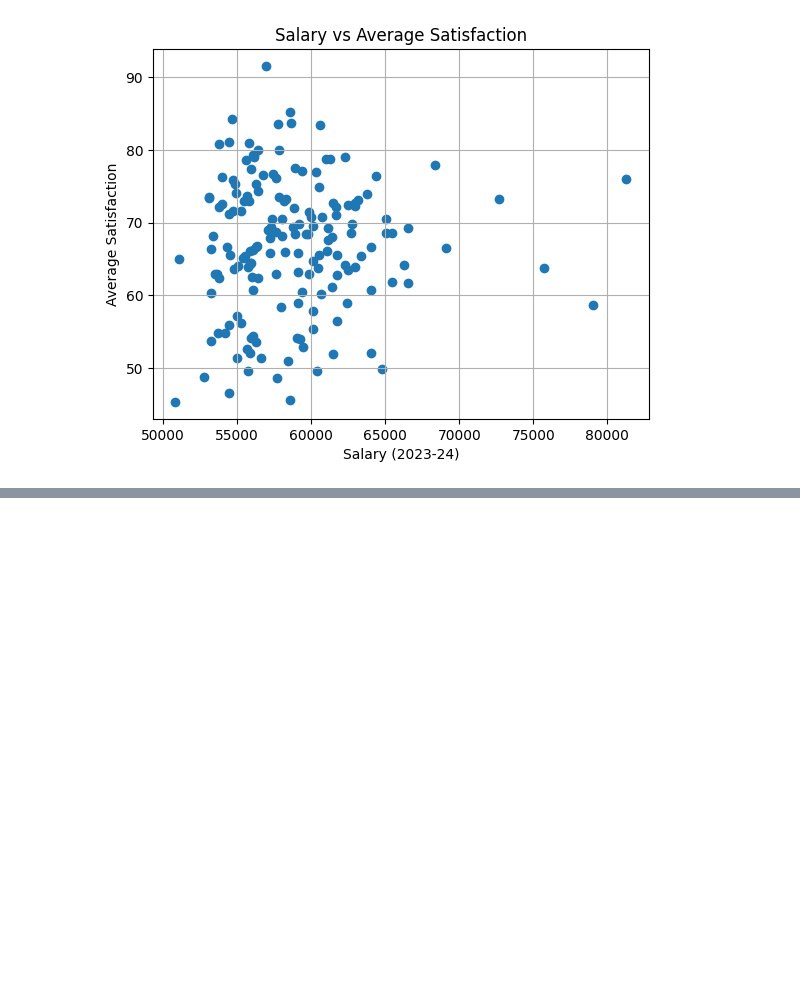
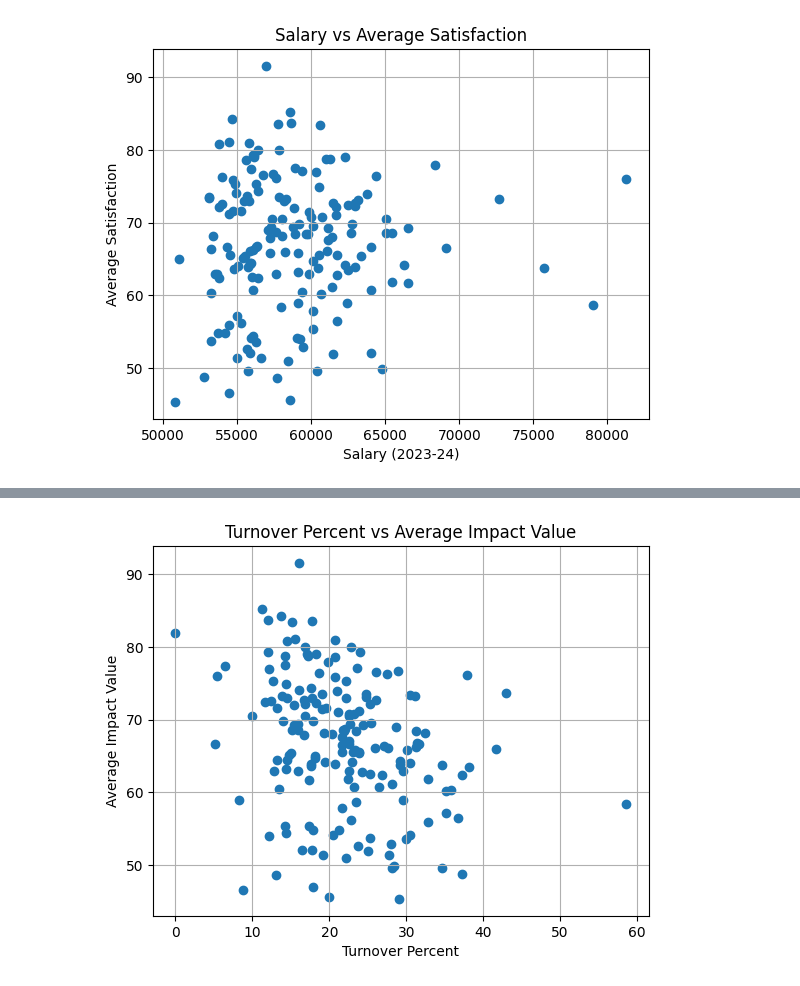
Before and after one commit to LucyHCollins/Teacher_Turnover, a Jupyter notebook: Teacher_Turnover.ipynb, the cells around one changed output, grey strips where cells are left out. Cells and saved outputs as stored; diff of their text form; code cells hidden in the pictures; blank space fills up the shorter version.

```diff
--- a/Teacher_Turnover.ipynb
+++ b/Teacher_Turnover.ipynb
@@ -467,3 +498,15 @@ plt.grid(True)
 plt.show()
 # %% [output]
 [figure]
+# %%
+query = """
+SELECT
+    a.*,
+    t."turnover_percent"
+FROM average_satisfaction a
+JOIN turnover t
+    ON a."district_number" = t."district_number"
+WHERE t."school_name" = 'All Schools'
+"""
+result_turnover_vs_satisfaction= pd.read_sql_query(query, conn)
+result_turnover_vs_satisfaction.head(20)
@@ -469,0 +531,9 @@ plt.show()
+# %%
+plt.scatter(result_turnover_vs_satisfaction['turnover_percent'], result_turnover_vs_satisfaction['average_impact_value'])
+plt.title('Turnover Percent vs Average Impact Value')
+plt.xlabel('Turnover Percent')
+plt.ylabel('Average Impact Value')
+plt.grid(True)
+plt.show()
+# %% [output]
+[figure, added]
```
Also changed, not shown: parts of 10 cells of this notebook, 2 other files.
